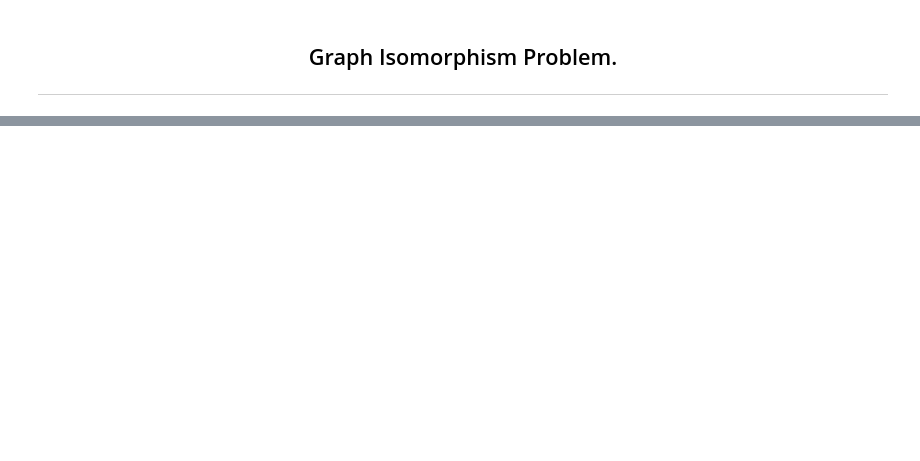
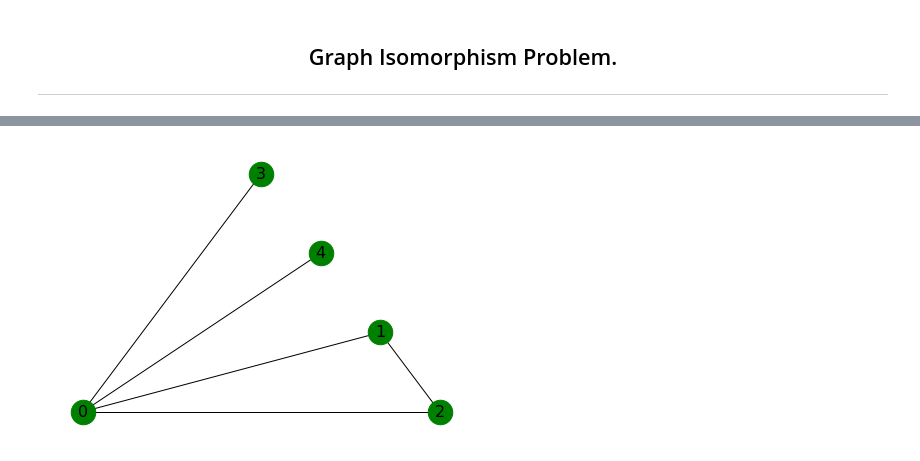
Before and after one commit to DavidMulhern/GraphTheory_Proj_DM, a Jupyter notebook: graph-isomorphism.ipynb, the cells around one changed output, grey strips where cells are left out. Cells and saved outputs as stored; diff of their text form; code cells hidden in the pictures; blank space fills up the shorter version.

```diff
--- a/graph-isomorphism.ipynb
+++ b/graph-isomorphism.ipynb
@@ -52,0 +93,5 @@
+# %%
+# Spring.
+nx.draw_planar(graph, **params)
+# %% [output]
+[figure, added]
```
Also changed, not shown: parts of 23 cells of this notebook, 1 other file.
